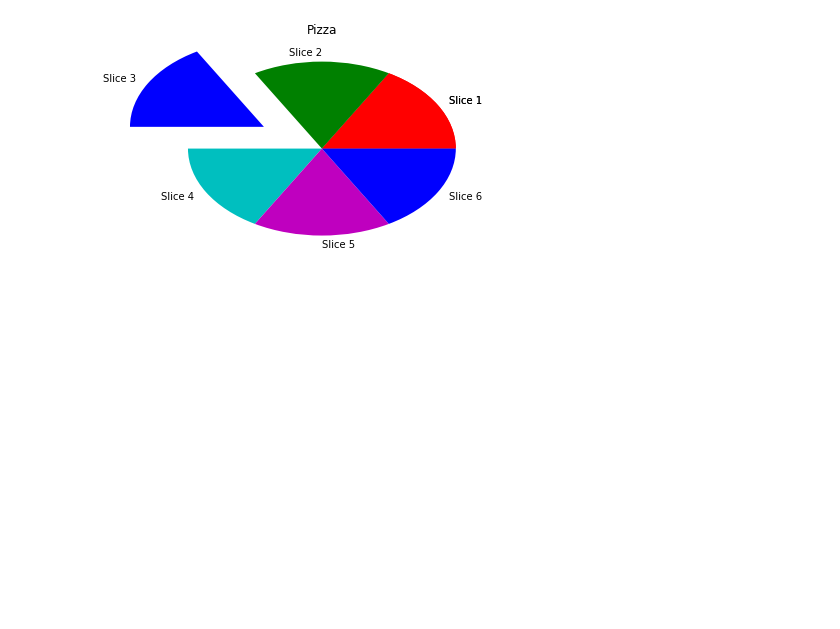
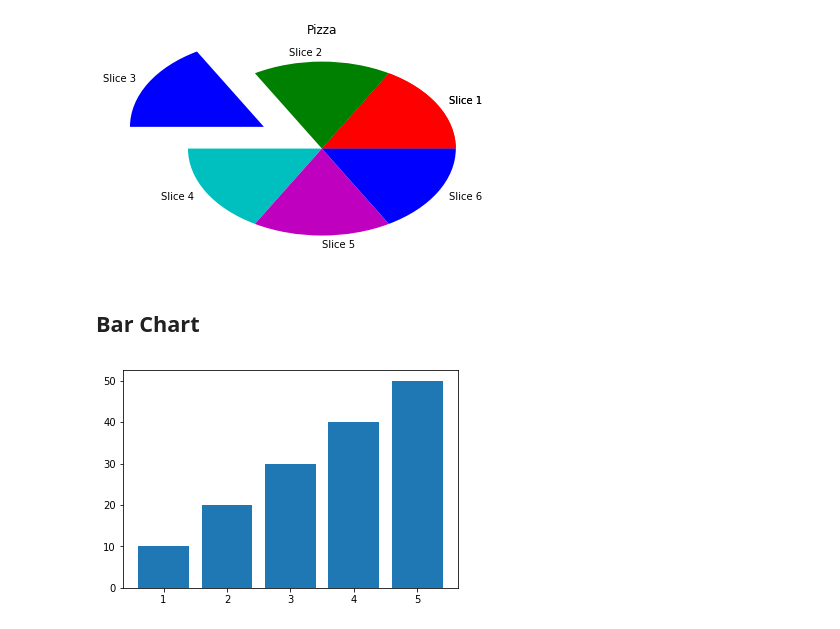
Before and after one commit to andy-williams/python-machine-learning, a Jupyter notebook: 2-matplotlib.ipynb, the cells around one changed output. Saved outputs shown, nothing was run; the diff lists cells and outputs as text; code cells hidden in the pictures; blank space fills up the shorter version.

Commit message:
added more graph examples

```diff
--- a/2-matplotlib.ipynb
+++ b/2-matplotlib.ipynb
@@ -113,3 +113,13 @@ plt.title('Pizza')
 plt.show()
 # %% [output]
 [figure]
+# %% [markdown]
+## Bar Chart
+# %%
+values = np.arange(10, 60, 10)
+
+# https://matplotlib.org/api/pyplot_api.html#matplotlib.pyplot.legend
+plt.bar(range(1,6), values)
+plt.show()
+# %% [output]
+[figure, added]
```
Also changed, not shown: parts of 4 cells of this notebook.
